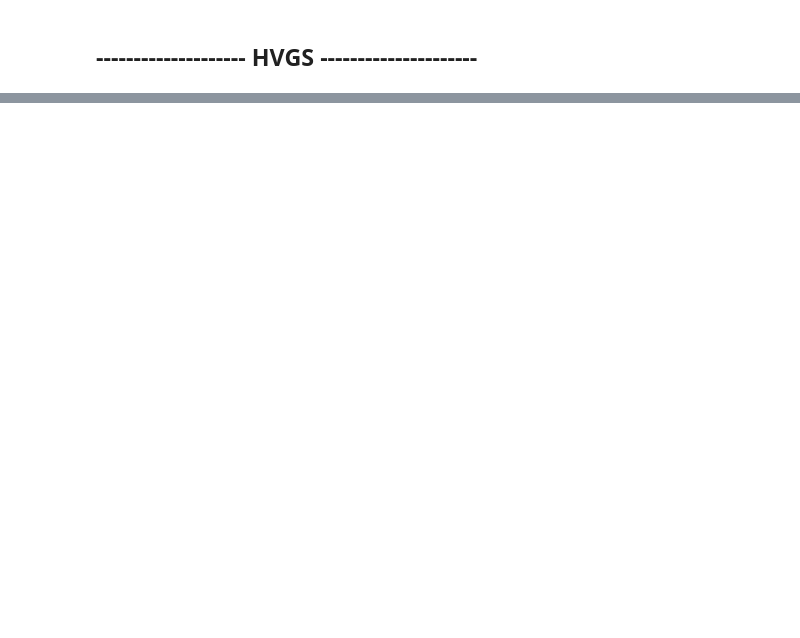
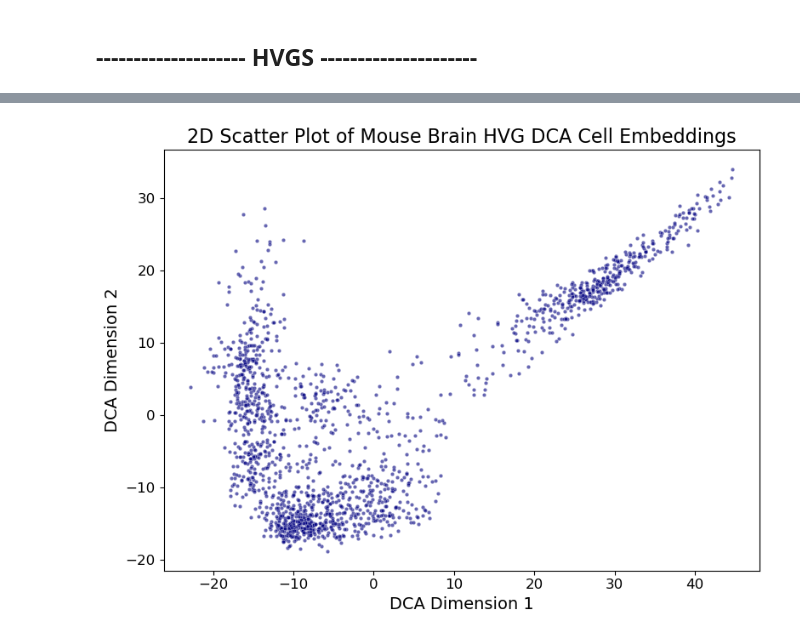
Before and after one commit to emilyekstrum/zhangLab_Rotation, a Jupyter notebook: notebooks/DCA/mouse_DCA_figs.ipynb, the cells around one changed output, grey strips where cells are left out. Drawn from its saved outputs; the diff is of its cells as text; code cells hidden in the pictures; blank space fills up the shorter version.

Commit message:
plots

```diff
--- a/notebooks/DCA/mouse_DCA_figs.ipynb
+++ b/notebooks/DCA/mouse_DCA_figs.ipynb
@@ -51,2 +57,7 @@ plt.show()
 # %% [markdown]
 ## -------------------- HVGS ---------------------
+# %%
+# load in mouse dca outputs
+hvg_U = np.load("/Users/emilyekstrum/repos/zhangLab_Rotation/data/processed/DCA/mouse_hvg_U_DCA.npy") # gene loadings
+hvg_Z = np.load("/Users/emilyekstrum/repos/zhangLab_Rotation/data/processed/DCA/mouse_hvg_Z_DCA.npy") # cell embeddings
+hvg_dcovs = np.load("/Users/emilyekstrum/repos/zhangLab_Rotation/data/processed/DCA/mouse_hvg_dcovs_DCA.npy") # distance covariances per DCA dim
@@ -52,0 +77,13 @@ plt.show()
+# %%
+# plot cell embeddings in 2D
+plt.figure(figsize=(8,6))
+sns.scatterplot(x=hvg_Z[:,0], y=hvg_Z[:,1], s=10, color='navy', alpha=0.6)
+plt.xlabel('DCA Dimension 1', fontsize=14)
+plt.ylabel('DCA Dimension 2', fontsize=14)
+plt.title('2D Scatter Plot of Mouse Brain HVG DCA Cell Embeddings', fontsize=16)
+plt.xticks(fontsize=12)
+plt.yticks(fontsize=12)
+plt.tight_layout()
+plt.show()
+# %% [output]
+[figure, added]
```
Also changed, not shown: parts of 5 cells of this notebook.
